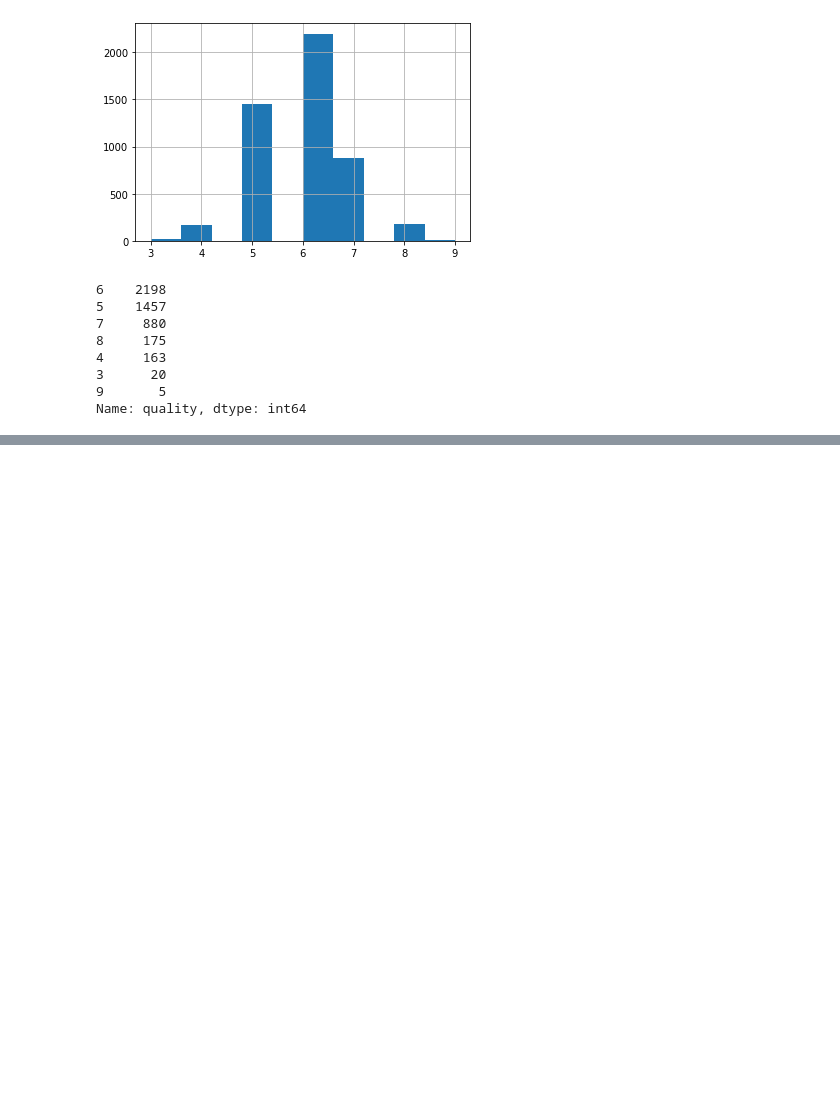
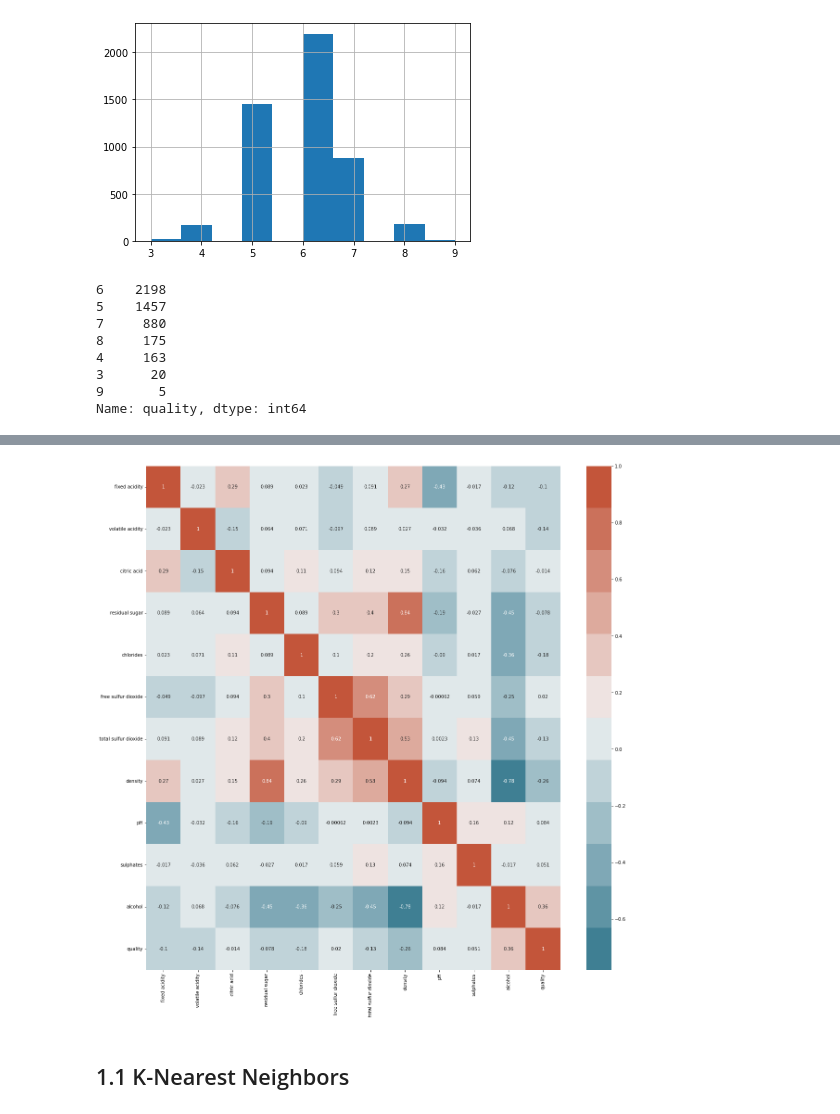
Before and after one commit to jinwenhua/group11, a Jupyter notebook: Wine.ipynb, the cells around one changed output, grey strips where cells are left out. Cells and saved outputs as stored; diff of their text form; code cells hidden in the pictures; blank space fills up the shorter version.

```diff
--- a/Wine.ipynb
+++ b/Wine.ipynb
@@ -132,0 +152,8 @@ Name: quality, dtype: int64
+# %%
+df = pd.read_csv('winequality-preprocess.csv')
+plt.figure(figsize=(20,20))
+df_corr = df.corr()
+sns.heatmap(df_corr, cmap=sns.diverging_palette(220,20,n=12), annot = True)
+plt.show()
+# %% [output]
+[figure, added]
@@ -132,0 +203,2 @@ Name: quality, dtype: int64
+# %% [markdown]
+## 1.1 K-Nearest Neighbors
```
Also changed, not shown: parts of 33 cells of this notebook.
